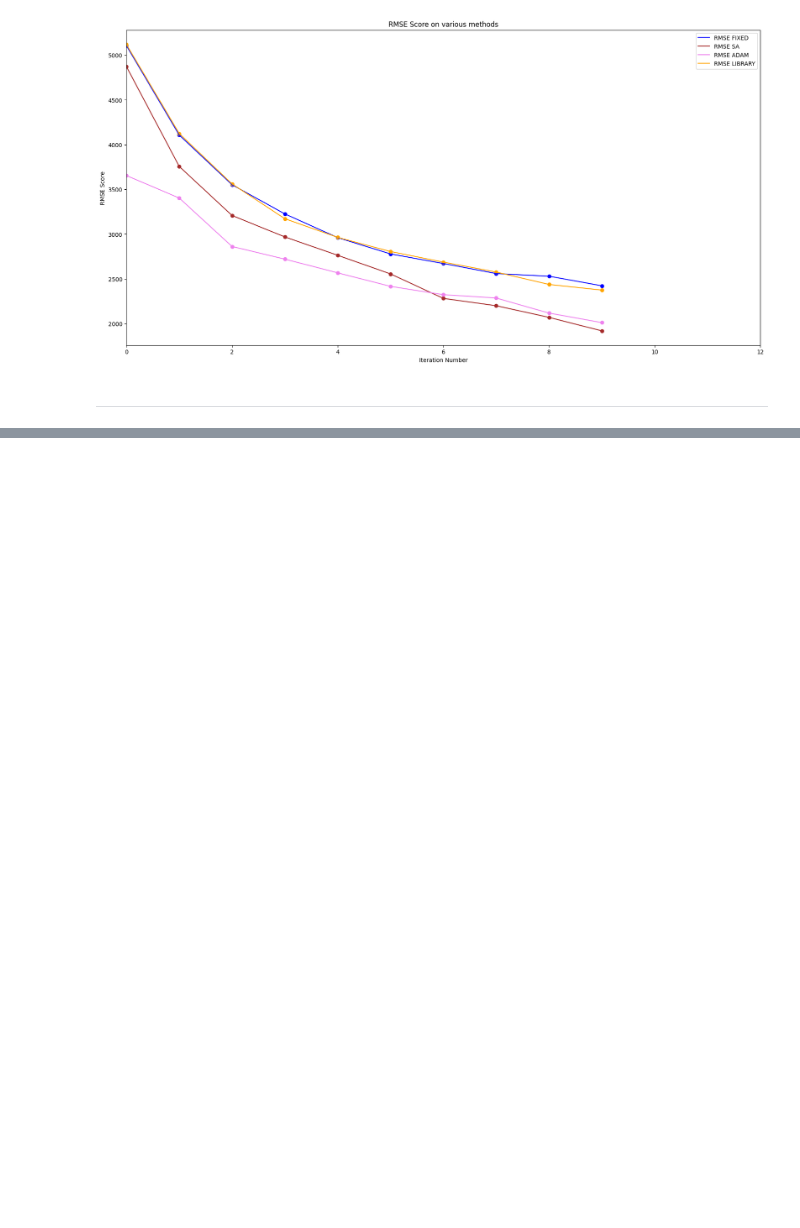
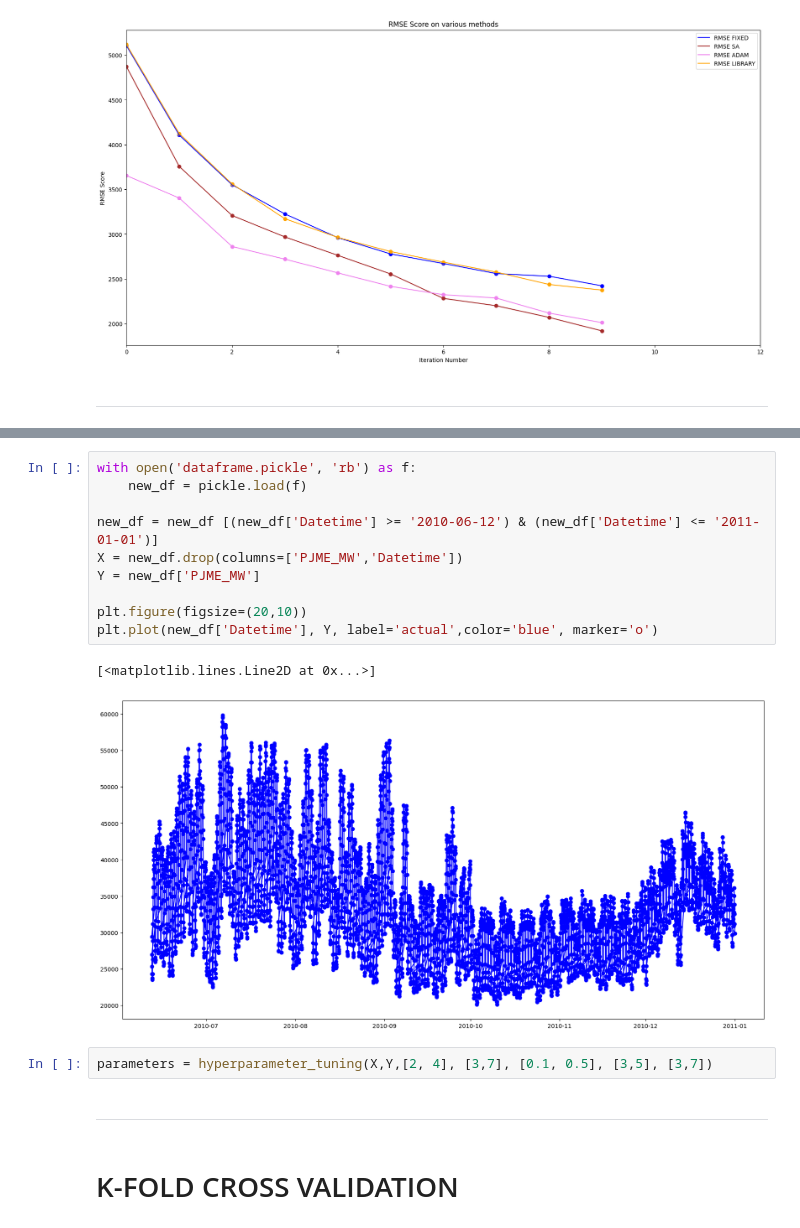
Before and after one commit to Aasneh/CS-361-Machine-Learning-Project, a Jupyter notebook: Code/XGBoost.ipynb, the cells around one changed output, grey strips where cells are left out. Cells and saved outputs as stored; diff of their text form; blank space fills up the shorter version.

```diff
--- a/Code/XGBoost.ipynb
+++ b/Code/XGBoost.ipynb
@@ -1113,0 +876,19 @@ plt.show()
+# %%
+with open('dataframe.pickle', 'rb') as f:
+    new_df = pickle.load(f)
+
+new_df = new_df [(new_df['Datetime'] >= '2010-06-12') & (new_df['Datetime'] <= '2011-01-01')]
+X = new_df.drop(columns=['PJME_MW','Datetime'])
+Y = new_df['PJME_MW']
+
+plt.figure(figsize=(20,10))
+plt.plot(new_df['Datetime'], Y, label='actual',color='blue', marker='o')
+# %% [output]
+[<matplotlib.lines.Line2D at 0x...>]
+[figure, added]
+# %%
+parameters = hyperparameter_tuning(X,Y,[2, 4], [3,7], [0.1, 0.5], [3,5], [3,7])
+# %% [markdown]
+-------------------------------------------------------------------------------------------
+# %% [markdown]
+# K-FOLD CROSS VALIDATION
```
Also changed, not shown: parts of 40 cells of this notebook.
